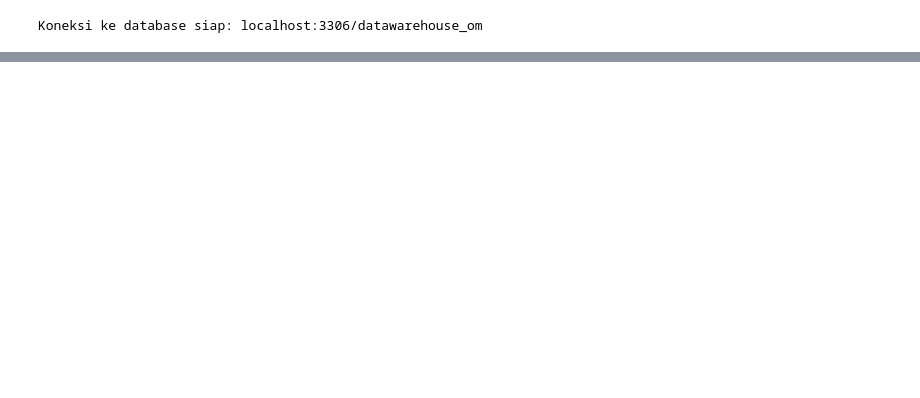
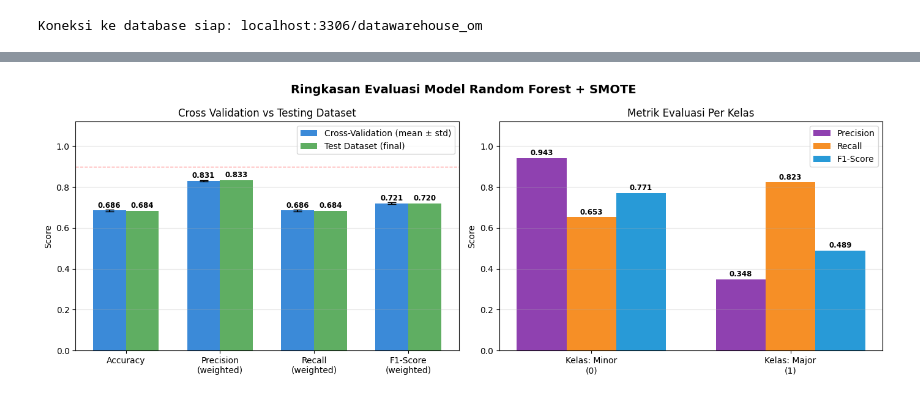
Before and after one commit to pavitapramestri/modeling_randomforest, a Jupyter notebook: model.ipynb, the cells around one changed output, grey strips where cells are left out. Saved outputs shown, nothing was run; the diff lists cells and outputs as text; code cells hidden in the pictures; blank space fills up the shorter version.

```diff
--- a/model.ipynb
+++ b/model.ipynb
@@ -296,2 +374,79 @@ plt.show()
+# %%
+# EVALUASI PAKAI CV + TESTING
+fig, axes = plt.subplots(1, 2, figsize=(14, 5))
+fig.suptitle('Ringkasan Evaluasi Model Random Forest + SMOTE', fontsize=14, fontweight='bold')
+
+# panel kiri
+ax1 = axes[0]
+metrics_names  = ['Accuracy', 'Precision\n(weighted)', 'Recall\n(weighted)', 'F1-Score\n(weighted)']
+cv_means  = [
+    cv_results['test_accuracy'].mean(),
+    cv_results['test_precision_weighted'].mean(),
+    cv_results['test_recall_weighted'].mean(),
+    cv_results['test_f1_weighted'].mean(),
+]
+cv_stds   = [
+    cv_results['test_accuracy'].std(),
+    cv_results['test_precision_weighted'].std(),
+    cv_results['test_recall_weighted'].std(),
+    cv_results['test_f1_weighted'].std(),
+]
+test_vals  = [acc, prec, rec, f1]
+
+x      = np.arange(len(metrics_names))
+width  = 0.35
+colors_bar = ['#1976D2', '#43A047']
+
+bars1 = ax1.bar(x - width/2, cv_means, width, yerr=cv_stds, capsize=5,
+                label='Cross-Validation (mean ± std)', color=colors_bar[0], alpha=0.85)
+bars2 = ax1.bar(x + width/2, test_vals, width,
+                label='Test Dataset (final)', color=colors_bar[1], alpha=0.85)
+
+for bar, val in zip(bars1, cv_means):
+    ax1.text(bar.get_x() + bar.get_width()/2, bar.get_height() + 0.005,
+             f'{val:.3f}', ha='center', va='bottom', fontsize=8.5, fontweight='bold')
+for bar, val in zip(bars2, test_vals):
+    ax1.text(bar.get_x() + bar.get_width()/2, bar.get_height() + 0.005,
+             f'{val:.3f}', ha='center', va='bottom', fontsize=8.5, fontweight='bold')
+
+ax1.set_ylim(0, 1.12)
+ax1.set_xticks(x)
+ax1.set_xticklabels(metrics_names)
+ax1.set_ylabel('Score')
+ax1.set_title('Cross Validation vs Testing Dataset')
+ax1.legend()
+ax1.axhline(y=0.9, color='red', linestyle='--', alpha=0.4, linewidth=1, label='Target ≥ 0.90')
+ax1.grid(axis='y', alpha=0.3)
+
+# panel kanan
+ax2 = axes[1]
+kelas      = ['minor', 'major']
+prec_vals  = [prec_minor, prec_major]
+rec_vals   = [rec_minor,  rec_major]
+f1_vals    = [f1_minor,   f1_major]
+
+x2    = np.arange(len(kelas))
+w2    = 0.25
+ax2.bar(x2 - w2, prec_vals, w2, label='Precision', color='#7B1FA2', alpha=0.85)
+ax2.bar(x2,      rec_vals,  w2, label='Recall',    color='#F57C00', alpha=0.85)
+ax2.bar(x2 + w2, f1_vals,   w2, label='F1-Score',  color='#0288D1', alpha=0.85)
+
+for vals, offset in [(prec_vals, -w2), (rec_vals, 0), (f1_vals, w2)]:
+    for i, v in enumerate(vals):
+        ax2.text(i + offset, v + 0.005, f'{v:.3f}',
+                 ha='center', va='bottom', fontsize=8.5, fontweight='bold')
+
+ax2.set_ylim(0, 1.12)
+ax2.set_xticks(x2)
+ax2.set_xticklabels(['Kelas: Minor\n(0)', 'Kelas: Major\n(1)'])
+ax2.set_ylabel('Score')
+ax2.set_title('Metrik Evaluasi Per Kelas')
+ax2.legend()
+ax2.grid(axis='y', alpha=0.3)
+
+plt.tight_layout()
+plt.show()
+# %% [output]
+[figure, added]
 # %%
 # feature importance
```
Also changed, not shown: parts of 18 cells of this notebook.
